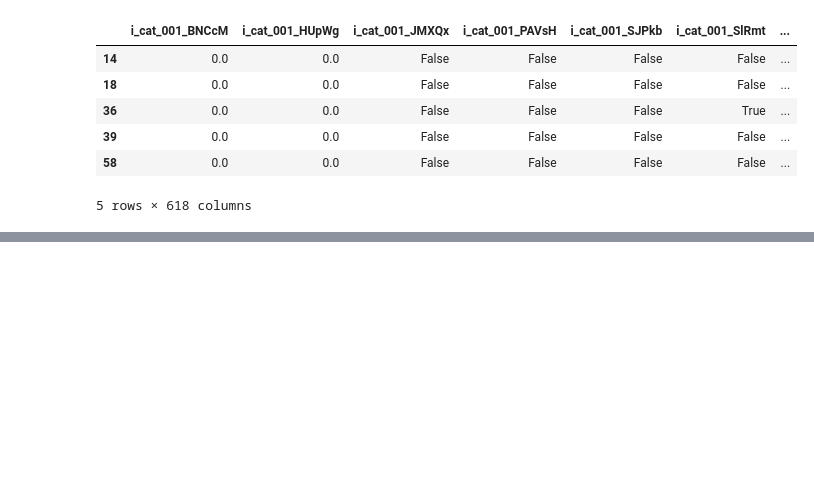
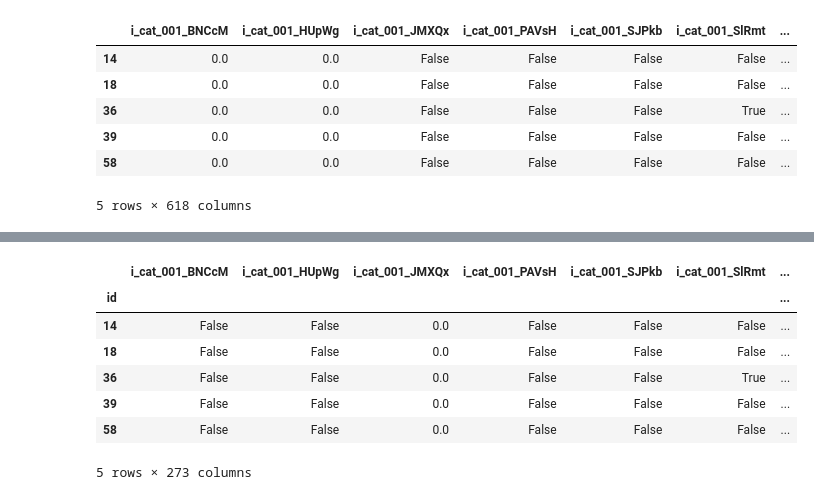
Before and after one commit to zstachniak/Pover-T-Test, a Jupyter notebook: country_A/aggregation/aggregation.ipynb, the cells around one changed output, grey strips where cells are left out. Drawn from its saved outputs; the diff is of its cells as text; code cells hidden in the pictures; blank space fills up the shorter version.

Commit message:
Added fit_transform and fixed minor error

```diff
--- a/country_A/aggregation/aggregation.ipynb
+++ b/country_A/aggregation/aggregation.ipynb
@@ -4,6 +4,8 @@ import numpy as np
 import pickle
 # %%
 class Aggregate():
+    import pandas as pd
+    import numpy as np
     from scipy.stats import spearmanr, mode
     from sklearn.feature_selection import chi2
     from sklearn.ensemble import RandomForestClassifier
@@ -40,7 +42,7 @@ class Aggregate():
 
     # Possible evaluation functions
     def chi_squared (x, y):
-        return pd.Series(Aggregate.chi2(x, Y)[0])
+        return pd.Series(Aggregate.chi2(x, y)[0])
 
     def spearman (x, y):
         result = x.apply(Aggregate.spearmanr, axis=0, args=(y,))
@@ -134,6 +136,10 @@ class Aggregate():
         col_to_func = kwargs.pop('col_to_func', self.col_to_func)
         # Transform and return
         return pd.concat([getattr(Aggregate, func + '_of_indiv')(X[col]) for col, func in col_to_func.items()], axis=1)
+
+    def fit_transform (self, **kwargs):
+        getattr(Aggregate, 'fit')(self, **kwargs)
+        return getattr(Aggregate, 'transform')(self, **kwargs)
 # %% [markdown]
 ## Load the Data
 # %%
@@ -334,0 +344,15 @@ agg_df.head()
+# %%
+# Example of choosing to review only specific aggregate functions
+sample6 = Aggregate(X, Y=Y, groupby='id')
+result6 = sample6.fit_transform(num_agg_funcs=['median', 'mean'], cat_agg_funcs=['percent', 'any'])
+# %%
+result6.head()
+# %% [output]
+|  | i_cat_001_BNCcM | i_cat_001_HUpWg | i_cat_001_JMXQx | i_cat_001_PAVsH | i_cat_001_SJPkb | i_cat_001_SlRmt | ... |
+| id |  |  |  |  |  |  | ... |
+| 14 | False | False | 0.0 | False | False | False | ... |
+| 18 | False | False | 0.0 | False | False | False | ... |
+| 36 | False | False | 0.0 | False | False | True | ... |
+| 39 | False | False | 0.0 | False | False | False | ... |
+| 58 | False | False | 0.0 | False | False | False | ... |
+5 rows × 273 columns
```
Also changed, not shown: parts of 2 cells of this notebook.
